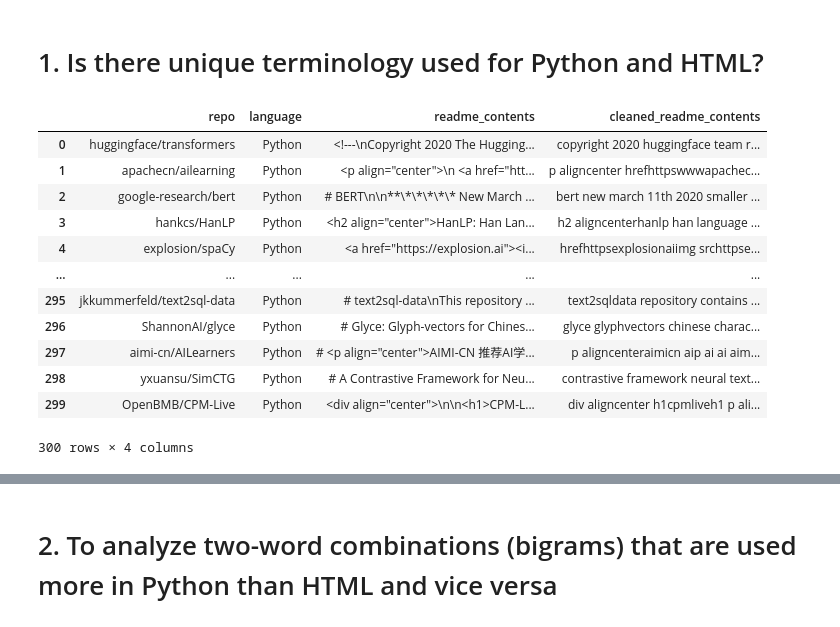
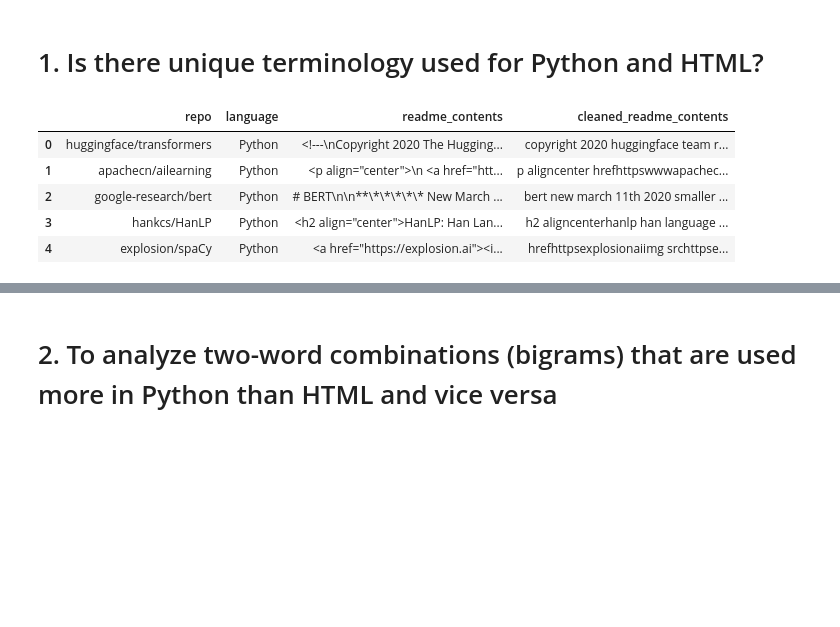
Before and after one commit to NLP-Casey-Harris-Wood-Project/nlp-project, a Jupyter notebook: explore_rob.ipynb, the cells around one changed output, grey strips where cells are left out. Cells and saved outputs as stored; diff of their text form; code cells hidden in the pictures; blank space fills up the shorter version.

```diff
--- a/explore_rob.ipynb
+++ b/explore_rob.ipynb
@@ -46,19 +42,12 @@ from nltk.probability import FreqDist
 python_df = df[df['language'] == 'Python']
 html_df = df[df['language'] == 'HTML']
 # %%
-python_df
+python_df.head()
 # %% [output]
 |  | repo | language | readme_contents | cleaned_readme_contents |
 | 0 | huggingface/transformers | Python | <!---\nCopyright 2020 The Hugging... | copyright 2020 huggingface team r... |
 | 1 | apachecn/ailearning | Python | <p align="center">\n <a href="htt... | p aligncenter hrefhttpswwwapachec... |
 | 2 | google-research/bert | Python | # BERT\n\n**\*\*\*\*\* New March ... | bert new march 11th 2020 smaller ... |
 | 3 | hankcs/HanLP | Python | <h2 align="center">HanLP: Han Lan... | h2 aligncenterhanlp han language ... |
 | 4 | explosion/spaCy | Python | <a href="https://explosion.ai"><i... | hrefhttpsexplosionaiimg srchttpse... |
-| ... | ... | ... | ... | ... |
-| 295 | jkkummerfeld/text2sql-data | Python | # text2sql-data\nThis repository ... | text2sqldata repository contains ... |
-| 296 | ShannonAI/glyce | Python | # Glyce: Glyph-vectors for Chines... | glyce glyphvectors chinese charac... |
-| 297 | aimi-cn/AILearners | Python | # <p align="center">AIMI-CN 推荐AI学... | p aligncenteraimicn aip ai ai aim... |
-| 298 | yxuansu/SimCTG | Python | # A Contrastive Framework for Neu... | contrastive framework neural text... |
-| 299 | OpenBMB/CPM-Live | Python | <div align="center">\n\n<h1>CPM-L... | div aligncenter h1cpmliveh1 p ali... |
-300 rows × 4 columns
 # %%
```
Also changed, not shown: parts of 29 cells of this notebook.
